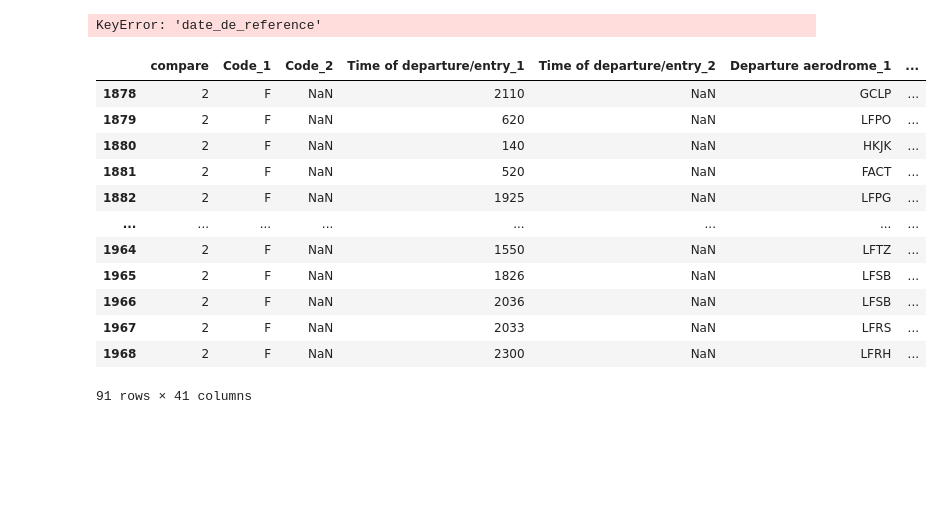
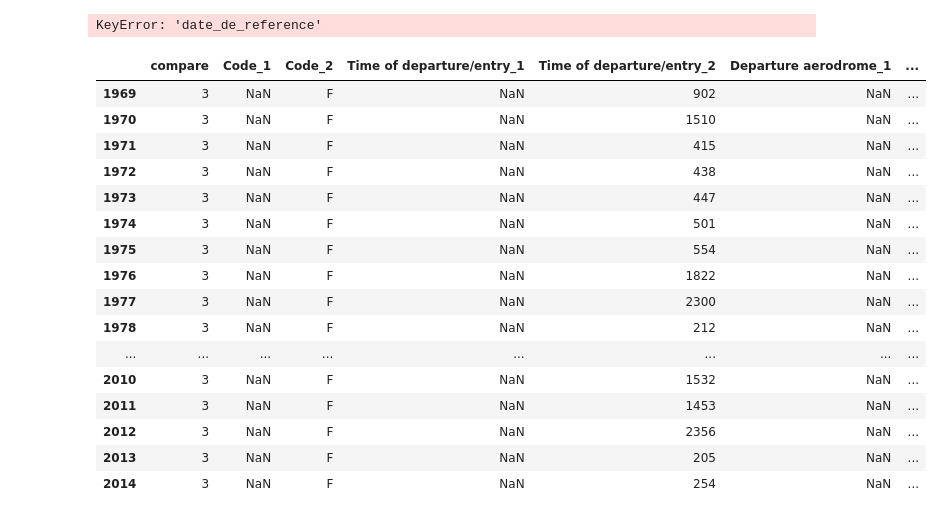
Before and after one commit to ittaldias/redevance, a Jupyter notebook: notebook/test_comparaison.ipynb, the cells around one changed output. Drawn from its saved outputs; the diff is of its cells as text; code cells hidden in the pictures; blank space fills up the shorter version.

```diff
--- a/notebook/test_comparaison.ipynb
+++ b/notebook/test_comparaison.ipynb
@@ -1331,22 +1349,26 @@ jour_cible = jour_123[(jour_123['date_de_reference'] == "2024-03-16")]
 KeyError: 'date_de_reference'
 # %%
 dataresult = comparaison_data(jour_cible, ABACUS_Mars, 240316, 240316)
-# %%
-dataresult[dataresult["compare"] ==2]
-# %% [output]
-|  | compare | Code_1 | Code_2 | Time of departure/entry_1 | Time of departure/entry_2 | Departure aerodrome_1 | ... |
-| 1878 | 2 | F | NaN | 2110 | NaN | GCLP | ... |
-| 1879 | 2 | F | NaN | 620 | NaN | LFPO | ... |
-| 1880 | 2 | F | NaN | 140 | NaN | HKJK | ... |
-| 1881 | 2 | F | NaN | 520 | NaN | FACT | ... |
-| 1882 | 2 | F | NaN | 1925 | NaN | LFPG | ... |
-| ... | ... | ... | ... | ... | ... | ... | ... |
-| 1964 | 2 | F | NaN | 1550 | NaN | LFTZ | ... |
-| 1965 | 2 | F | NaN | 1826 | NaN | LFSB | ... |
-| 1966 | 2 | F | NaN | 2036 | NaN | LFSB | ... |
-| 1967 | 2 | F | NaN | 2033 | NaN | LFRS | ... |
-| 1968 | 2 | F | NaN | 2300 | NaN | LFRH | ... |
-91 rows × 41 columns
+# %%
+(dataresult[dataresult["compare"] ==3])
+# %% [output]
+|  | compare | Code_1 | Code_2 | Time of departure/entry_1 | Time of departure/entry_2 | Departure aerodrome_1 | ... |
+| 1969 | 3 | NaN | F | NaN | 902 | NaN | ... |
+| 1970 | 3 | NaN | F | NaN | 1510 | NaN | ... |
+| 1971 | 3 | NaN | F | NaN | 415 | NaN | ... |
+| 1972 | 3 | NaN | F | NaN | 438 | NaN | ... |
+| 1973 | 3 | NaN | F | NaN | 447 | NaN | ... |
+| 1974 | 3 | NaN | F | NaN | 501 | NaN | ... |
+| 1975 | 3 | NaN | F | NaN | 554 | NaN | ... |
+| 1976 | 3 | NaN | F | NaN | 1822 | NaN | ... |
+| 1977 | 3 | NaN | F | NaN | 2300 | NaN | ... |
+| 1978 | 3 | NaN | F | NaN | 212 | NaN | ... |
+| ... | ... | ... | ... | ... | ... | ... | ... |
+| 2010 | 3 | NaN | F | NaN | 1532 | NaN | ... |
+| 2011 | 3 | NaN | F | NaN | 1453 | NaN | ... |
+| 2012 | 3 | NaN | F | NaN | 2356 | NaN | ... |
+| 2013 | 3 | NaN | F | NaN | 205 | NaN | ... |
+| 2014 | 3 | NaN | F | NaN | 254 | NaN | ... |
 # %%
 dataresult.to_csv('output.txt', sep='\t', index=False)
 from google.colab import files
```
Also changed, not shown: parts of 3 cells of this notebook.
